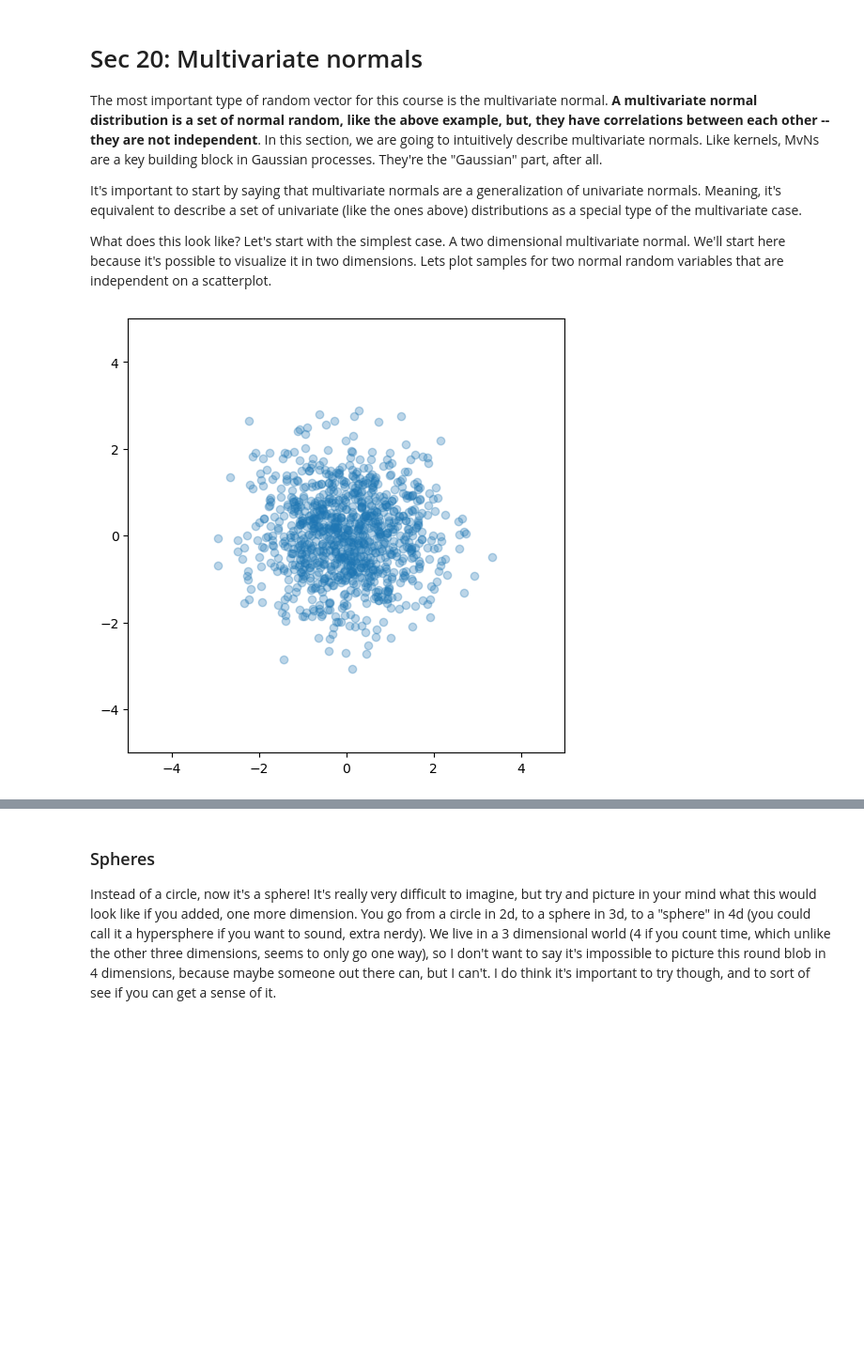
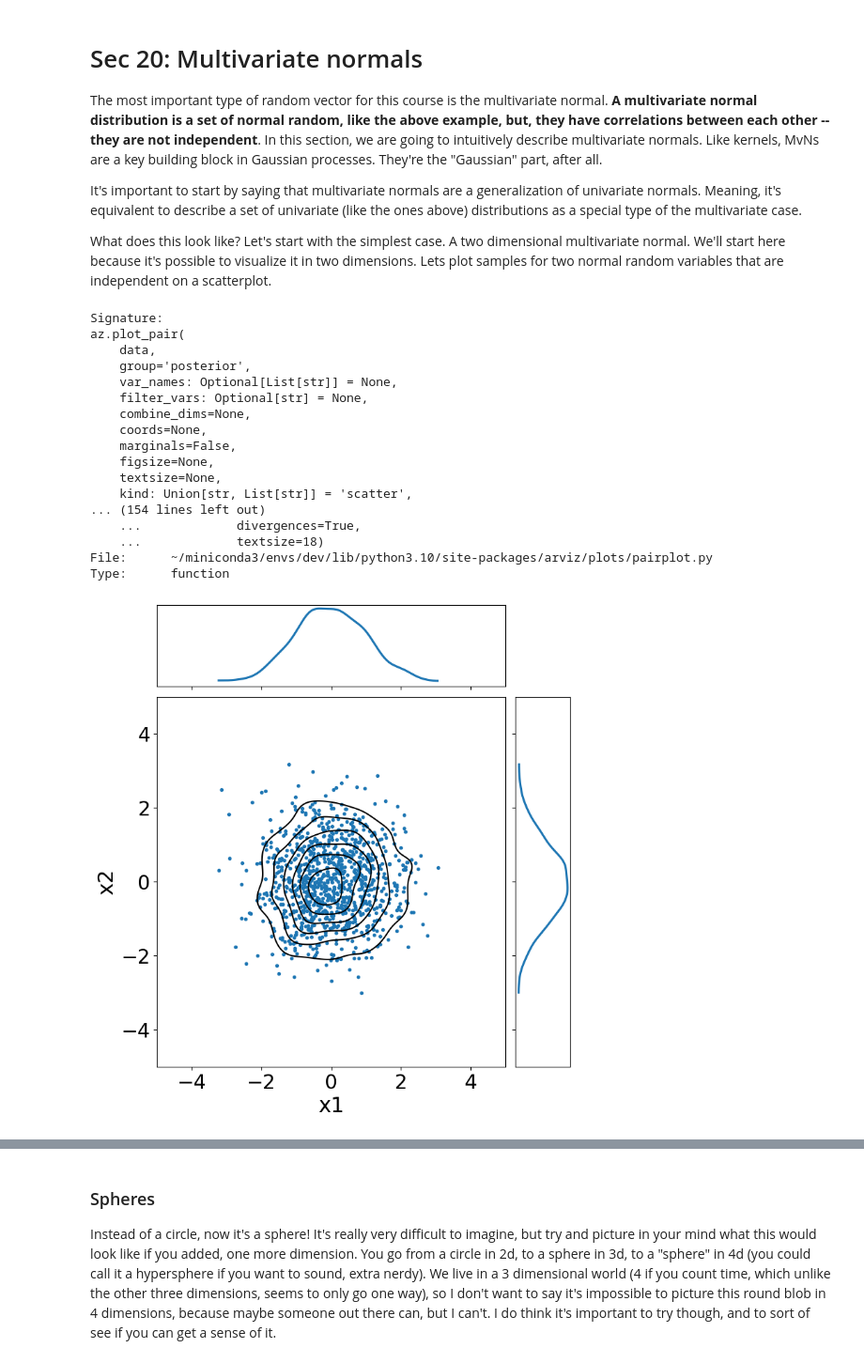
Before and after one commit to bwengals/etc, a Jupyter notebook: lesson04.ipynb, the cells around one changed output, grey strips where cells are left out. Shown at 94% size. Drawn from its saved outputs; the diff is of its cells as text; code cells hidden in the pictures; blank space fills up the shorter version.

```diff
--- a/lesson04.ipynb
+++ b/lesson04.ipynb
@@ -60,17 +60,41 @@ It's important to start by saying that multivariate normals are a generalization
 
 What does this look like?  Let's start with the simplest case.  A two dimensional multivariate normal.  We'll start here because it's possible to visualize it in two dimensions.  Lets plot samples for two normal random variables that are independent on a scatterplot.
 # %%
-mu = 0.0
-sigma = 1.0
-
-x1 = pm.draw(pm.Normal.dist(mu=mu, sigma=sigma), 1000)
-x2 = pm.draw(pm.Normal.dist(mu=mu, sigma=sigma), 1000)
-
-fig, ax = plt.subplots(1, 1, figsize=(6, 6))
-
-ax.scatter(x1, x2, alpha=0.3)
-ax.set_xlim([-5, 5])
-ax.set_ylim([-5, 5]);
+az.plot_pair?
 # %% [output]
-[figure, removed]
+Signature:
+az.plot_pair(
+    data,
+    group='posterior',
+    var_names: Optional[List[str]] = None,
+    filter_vars: Optional[str] = None,
+    combine_dims=None,
+    coords=None,
+    marginals=False,
+    figsize=None,
+    textsize=None,
+    kind: Union[str, List[str]] = 'scatter',
+... (154 lines left out)
+    ...             divergences=True,
+    ...             textsize=18)
+File:      ~/miniconda3/envs/dev/lib/python3.10/site-packages/arviz/plots/pairplot.py
+Type:      function
+# %%
+mu = 0.0
+sigma = 1.0
+
+x1 = pm.draw(pm.Normal.dist(mu=mu, sigma=sigma), 1000)
+x2 = pm.draw(pm.Normal.dist(mu=mu, sigma=sigma), 1000)
+
+axs = az.plot_pair(
+    {"x1": x1, "x2": x2},
+    kind=["scatter", "kde"],
+    marginals=True,
+    figsize=(8, 9),
+); axs = axs.flatten()
+
+axs[2].set_xlim([-5, 5])
+axs[2].set_ylim([-5, 5]);
+# %% [output]
+[figure, added]
 # %% [markdown]
```
Also changed, not shown: parts of 21 cells of this notebook.
